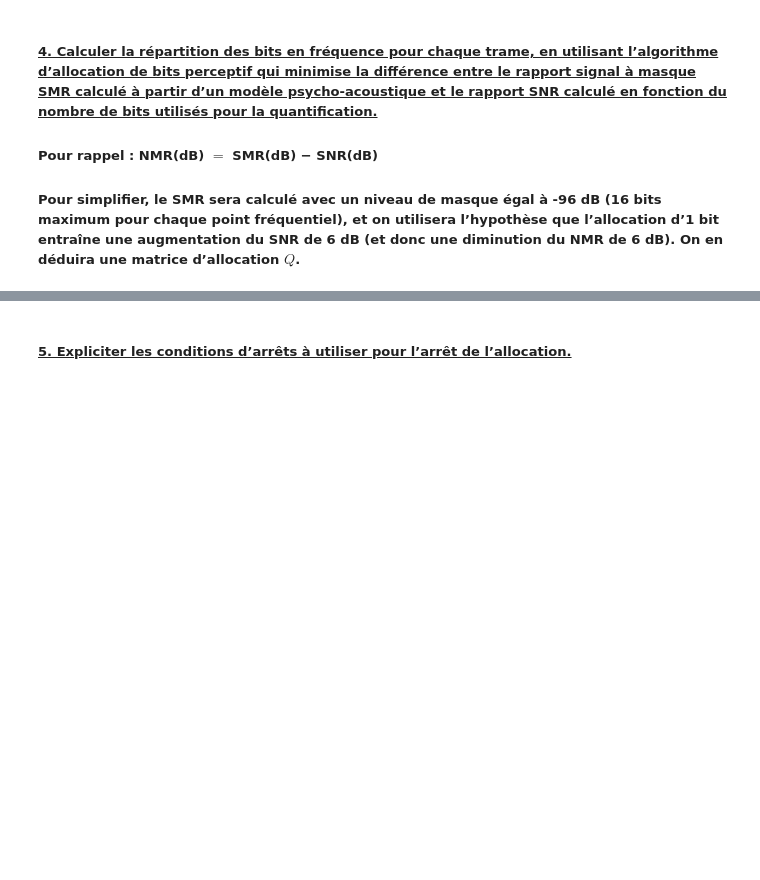
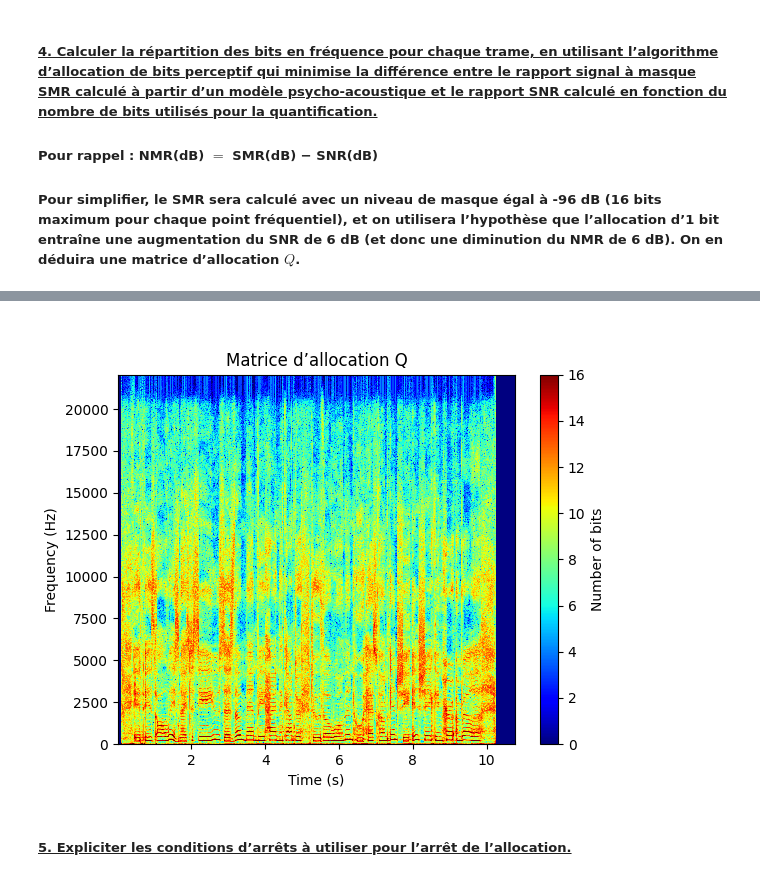
Before and after one commit to SharaineMALARVIJY/S1_Traitement_du_son, a Jupyter notebook: TP4et5/TP4_Son1.ipynb, the cells around one changed output, grey strips where cells are left out. Cells and saved outputs as stored; diff of their text form; code cells hidden in the pictures; blank space fills up the shorter version.

```diff
--- a/TP4et5/TP4_Son1.ipynb
+++ b/TP4et5/TP4_Son1.ipynb
@@ -73,3 +123,24 @@ from QuantCod import Fuquant
+# %%
+masq = -96
+
+for n in range(x_mat.shape[1]):
+    bits = Nb_max
+    m = np.argmax(x_mat_dB[:, n])
+    while x_mat_dB[m, n] > masq and bits > 0:
+        x_mat_dB[m, n] -= 6
+        Q[m, n] += 1
+        bits -= 1
+        m = np.argmax(x_mat_dB[:, n])
+# %%
+plt.figure()
+plt.pcolormesh(t_vect, freq_vect, Q, cmap='jet')
+plt.title('Matrice d’allocation Q')
+plt.xlabel('Time (s)')
+plt.ylabel('Frequency (Hz)')
+plt.colorbar(label='Number of bits')
+plt.show()
+# %% [output]
+[figure, added]
 # %% [markdown]
 ##### <u>5. Expliciter les conditions d’arrêts à utiliser pour l’arrêt de l’allocation.</u>
 # %%
```
Also changed, not shown: parts of 13 cells of this notebook.
